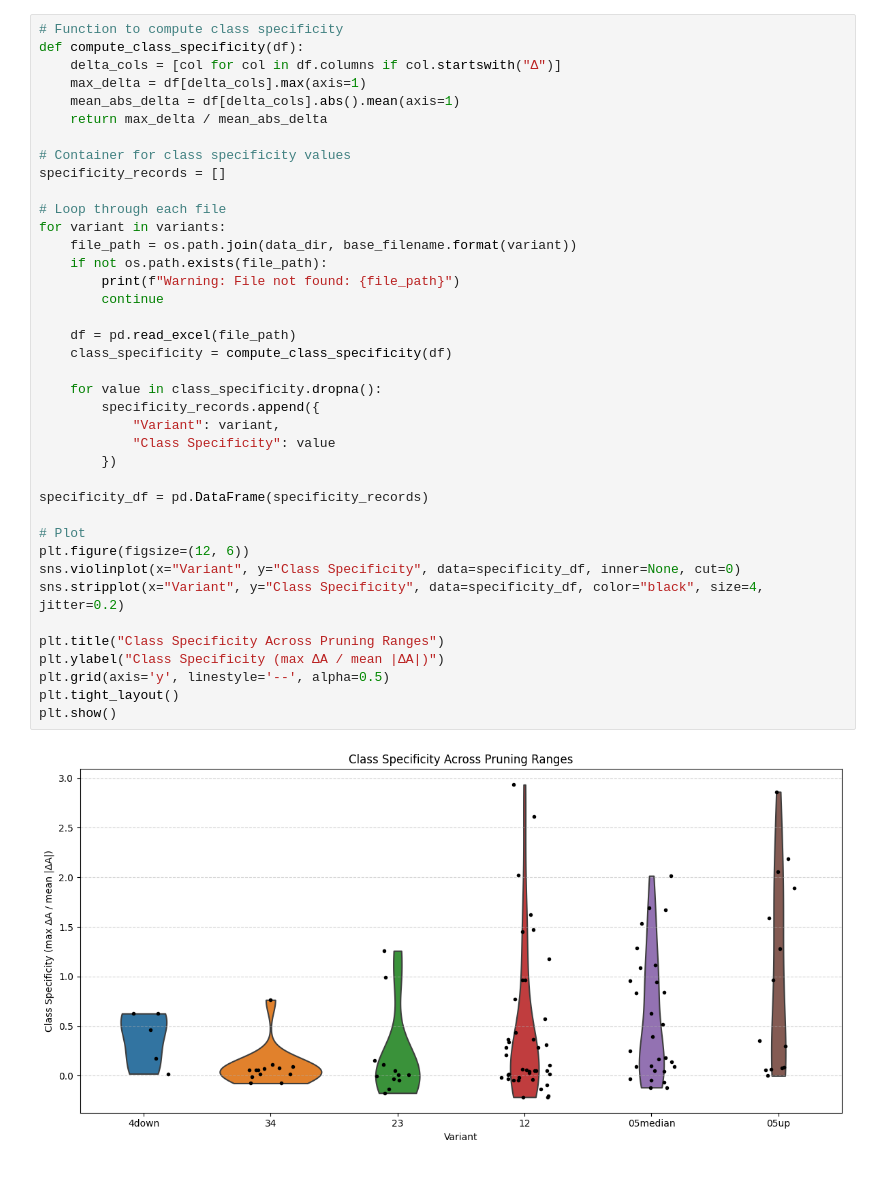
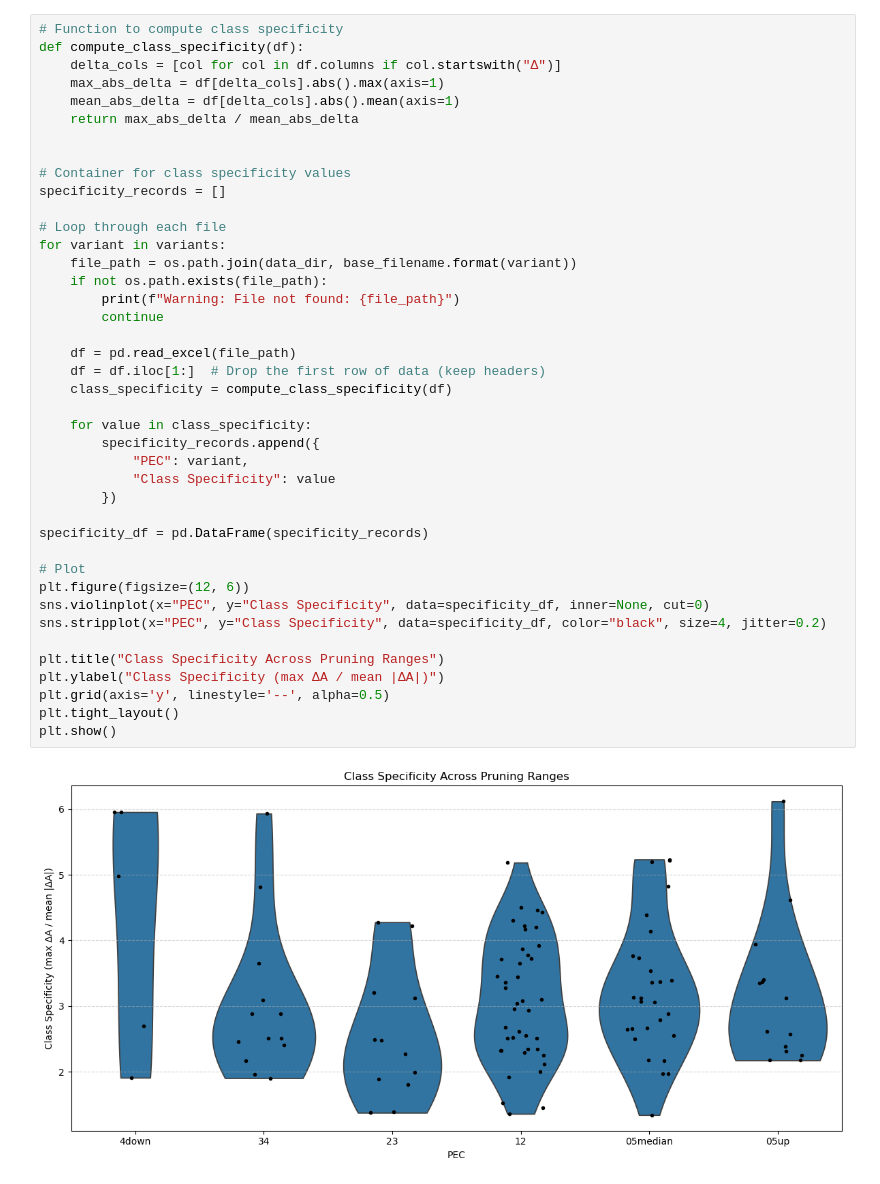
Before and after one commit to principelab/multipec-core, a Jupyter notebook: notebooks/cnn_class_specificity.ipynb, the cells around one changed output. Drawn from its saved outputs; the diff is of its cells as text.

```diff
--- a/notebooks/cnn_class_specificity.ipynb
+++ b/notebooks/cnn_class_specificity.ipynb
@@ -25,40 +25,42 @@ base_filename = "pruned_{}.xlsx"
 # Function to compute class specificity
 def compute_class_specificity(df):
     delta_cols = [col for col in df.columns if col.startswith("Δ")]
-    max_delta = df[delta_cols].max(axis=1)
+    max_abs_delta = df[delta_cols].abs().max(axis=1)
     mean_abs_delta = df[delta_cols].abs().mean(axis=1)
-    return max_delta / mean_abs_delta
+    return max_abs_delta / mean_abs_delta
+
 
 # Container for class specificity values
 specificity_records = []
 
 # Loop through each file
 for variant in variants:
     file_path = os.path.join(data_dir, base_filename.format(variant))
     if not os.path.exists(file_path):
         print(f"Warning: File not found: {file_path}")
         continue
 
     df = pd.read_excel(file_path)
+    df = df.iloc[1:]  # Drop the first row of data (keep headers)
     class_specificity = compute_class_specificity(df)
 
-    for value in class_specificity.dropna():
+    for value in class_specificity:
         specificity_records.append({
-            "Variant": variant,
+            "PEC": variant,
             "Class Specificity": value
         })
 
 specificity_df = pd.DataFrame(specificity_records)
 
 # Plot
 plt.figure(figsize=(12, 6))
-sns.violinplot(x="Variant", y="Class Specificity", data=specificity_df, inner=None, cut=0)
-sns.stripplot(x="Variant", y="Class Specificity", data=specificity_df, color="black", size=4, jitter=0.2)
+sns.violinplot(x="PEC", y="Class Specificity", data=specificity_df, inner=None, cut=0)
+sns.stripplot(x="PEC", y="Class Specificity", data=specificity_df, color="black", size=4, jitter=0.2)
 
 plt.title("Class Specificity Across Pruning Ranges")
 plt.ylabel("Class Specificity (max ΔA / mean |ΔA|)")
 plt.grid(axis='y', linestyle='--', alpha=0.5)
 plt.tight_layout()
 plt.show()
 # %% [output]
-[figure, old version]
+[figure, new version]
```
Also changed, not shown: parts of 6 cells of this notebook, 4 other files.
